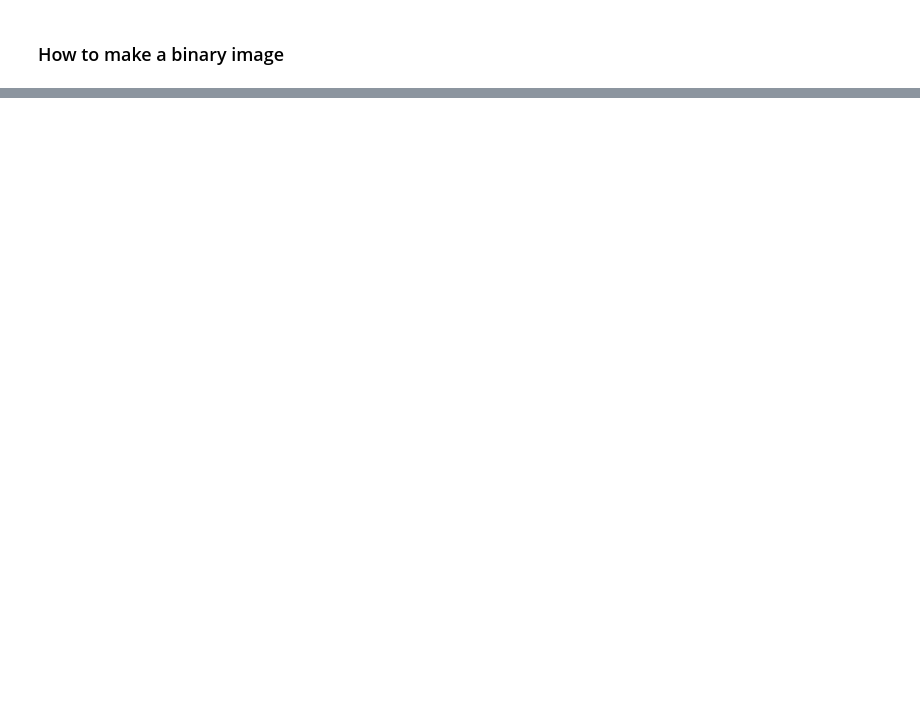
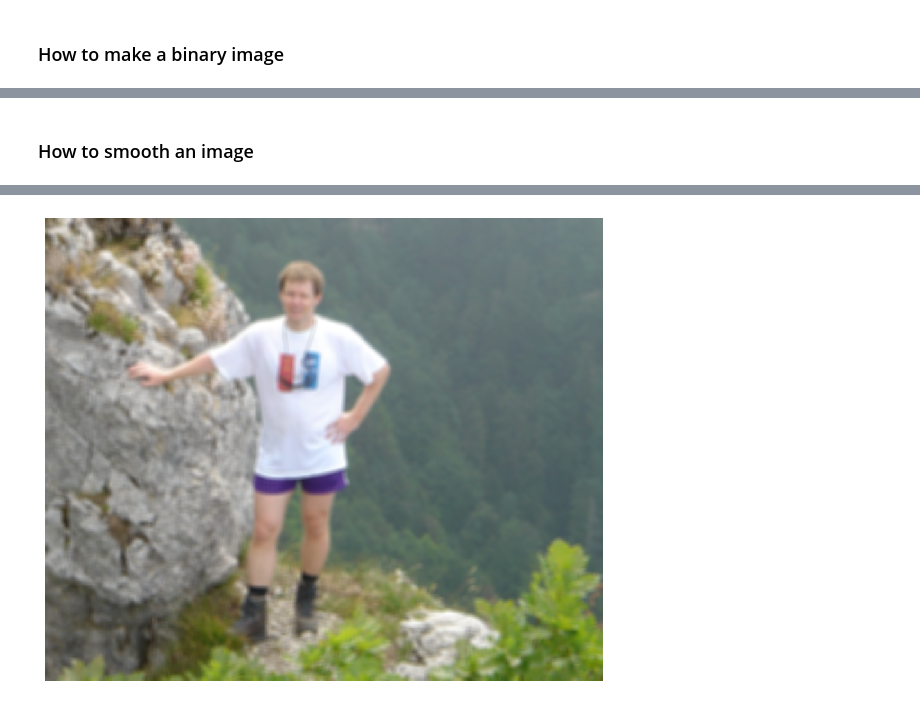
Before and after one commit to mcarujo/pdi, a Jupyter notebook: DIP.ipynb, the cells around one changed output, grey strips where cells are left out. Drawn from its saved outputs; the diff is of its cells as text; code cells hidden in the pictures; blank space fills up the shorter version.

```diff
--- a/DIP.ipynb
+++ b/DIP.ipynb
@@ -142,3 +142,10 @@ plot_img_by_obj(img_bin)
 [interactive output not drawn]
 [figure]
 [interactive output not drawn]
+# %% [markdown]
+### How to smooth an image
+# %%
+img_g = cv2.GaussianBlur(img, (9, 9), 9)
+plot_hist(img_g, "Histogram")
+plot_img_by_obj(img_g)
+# %% [output]
@@ -144,0 +153 @@ plot_img_by_obj(img_bin)
+[figure, added]
```
Also changed, not shown: parts of 5 cells of this notebook.
